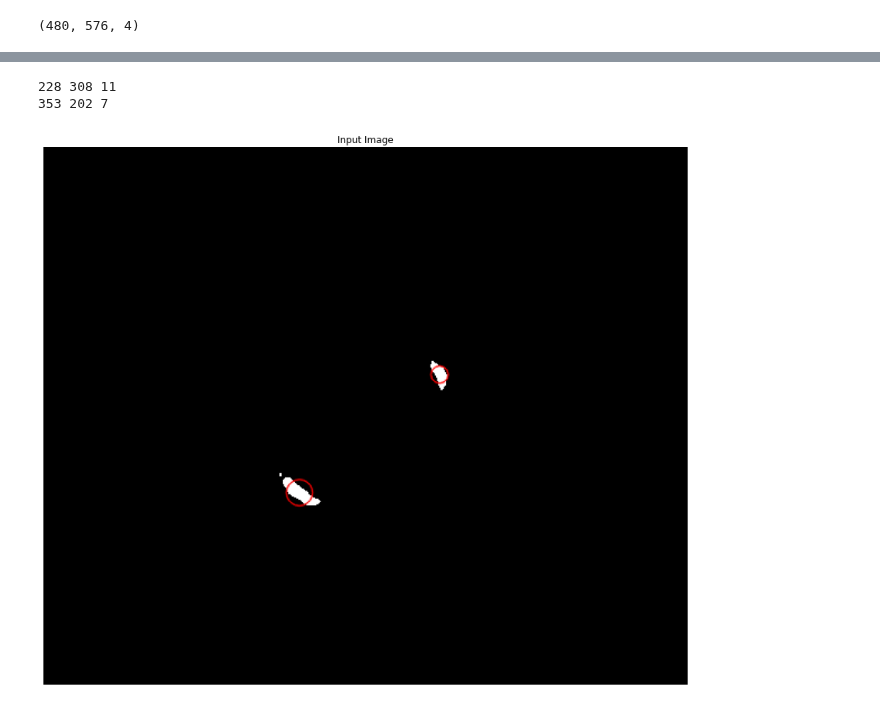
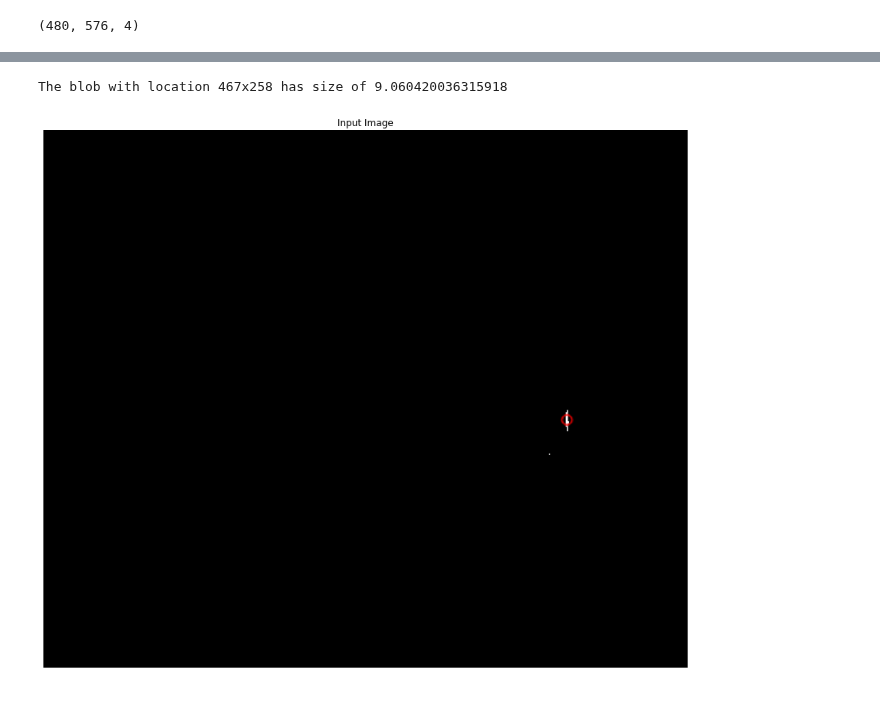
Before and after one commit to jhk0429/Segmentation_project, a Jupyter notebook: PSPNet/Inference_and_blob_detection.ipynb, the cells around one changed output, grey strips where cells are left out. Drawn from its saved outputs; the diff is of its cells as text; code cells hidden in the pictures.

```diff
--- a/PSPNet/Inference_and_blob_detection.ipynb
+++ b/PSPNet/Inference_and_blob_detection.ipynb
@@ -184,13 +184,14 @@ print(np.shape(pred_mask[0][0][0]))
 # %% [output]
 (480, 576, 4)
 # %%
-ex = pred_mask[7][0][0]
-pushed = np.round(tf.expand_dims(ex[:,:,1], -1))
+idx = 23 #13 21 23
+ex = pred_mask[idx][0][0]
+pushed = np.round(tf.expand_dims(ex[:,:,1], -1))+np.round(tf.expand_dims(ex[:,:,2], -1))
 circle = np.round(tf.expand_dims(ex[:,:,3], -1))
 stamped = np.round(tf.expand_dims(ex[:,:,2], -1))
 
-display([circle,pushed,stamped])
-cv2.imwrite("stamped.png", stamped)
+display([test_y[idx],pushed,stamped])
+#cv2.imwrite("stamped.png", stamped)
 
 #display([tf.expand_dims(ex[:,:,1], -1), tf.expand_dims(ex[:,:,3], -1), tf.expand_dims(ex[:,:,2], -1)])
 # %% [output]
@@ -209,7 +211,7 @@ params.maxThreshold = 256
 
 # Filter by Area.
 params.filterByArea = True
-params.minArea = 0
+params.minArea = 2
 params.maxArea = 1e35
 
 # Filter by Color (black=0)
@@ -232,7 +234,6 @@ params.minInertiaRatio = 0
 params.maxInertiaRatio = 1
 
 # Distance Between Blobs
-params.minDistBetweenBlobs = 0
-
+params.minDistBetweenBlobs = 70
 
 detector = cv2.SimpleBlobDetector_create(params)
@@ -252,0 +240,11 @@ cv2_imshow(stamped_x)
+# %%
+from google.colab.patches import cv2_imshow
+stamped_x = stamped.astype(np.uint8) * 255
+
+k = cv2.getStructuringElement(cv2.MORPH_RECT, (7,7))
+
+closed_stamp = cv2.morphologyEx(stamped_x, cv2.MORPH_CLOSE, k)
+
+#closed_stamp = cv2.dilate(stamped_x, k)
+
+cv2_imshow(closed_stamp)
@@ -253,24 +253,23 @@ cv2_imshow(stamped_x)
 # %%
 import math
 
-keypoints = detector.detect(stamped_x)
+keypoints = detector.detect(closed_stamp)
 stamp_count = 0
 
 for keypoint in keypoints:
    x = int(keypoint.pt[0])
    y = int(keypoint.pt[1])
    s = keypoint.size
    r = int(math.floor(s/2))
-   print (x,y,r)
+   print ("The blob with location {}x{} has size of {}".format(x,y,s))
    #cv2.circle(img, (x, y), r, (0, 0, 255), 2)
    stamp_count += 1
 
 # Draw blobs
-blobs = cv2.drawKeypoints(stamped_x, keypoints, np.array([]), (255,0,0), cv2.DRAW_MATCHES_FLAGS_DRAW_RICH_KEYPOINTS)
+blobs = cv2.drawKeypoints(closed_stamp, keypoints, np.array([]), (255,0,0), cv2.DRAW_MATCHES_FLAGS_DRAW_RICH_KEYPOINTS)
 display([blobs])
 
 print("{} stamps detected".format(stamp_count))
 # %% [output]
-228 308 11
-353 202 7
+The blob with location 467x258 has size of 9.060420036315918
-[figure, old version]
+[figure, new version]
```
Also changed, not shown: parts of 12 cells of this notebook.
